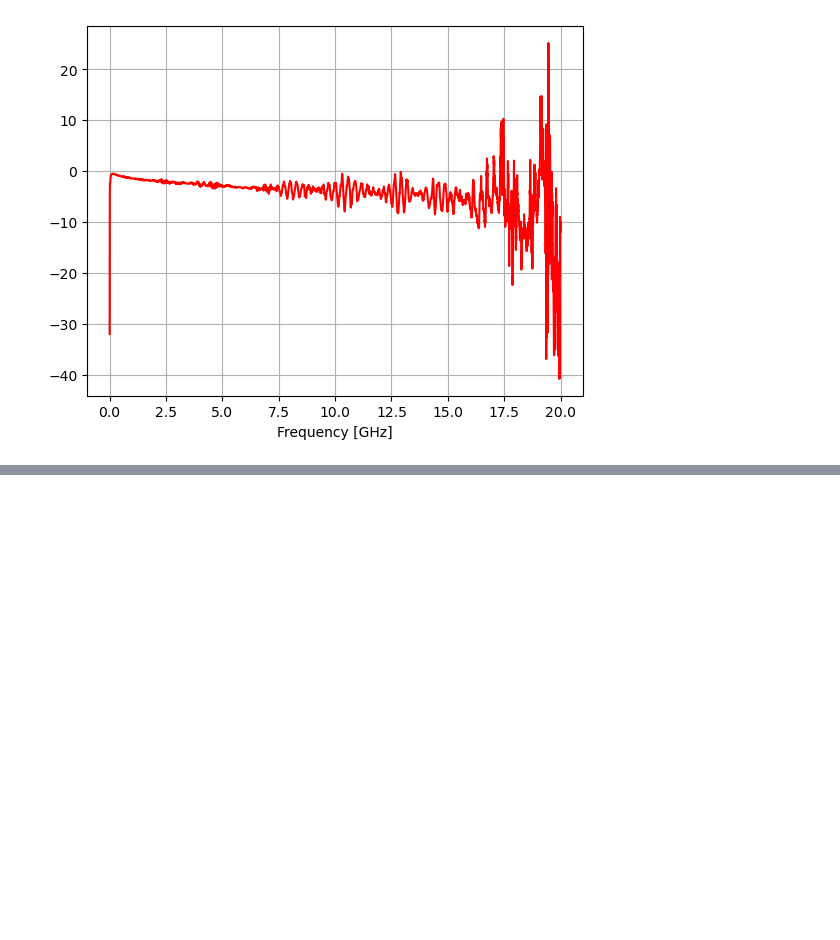
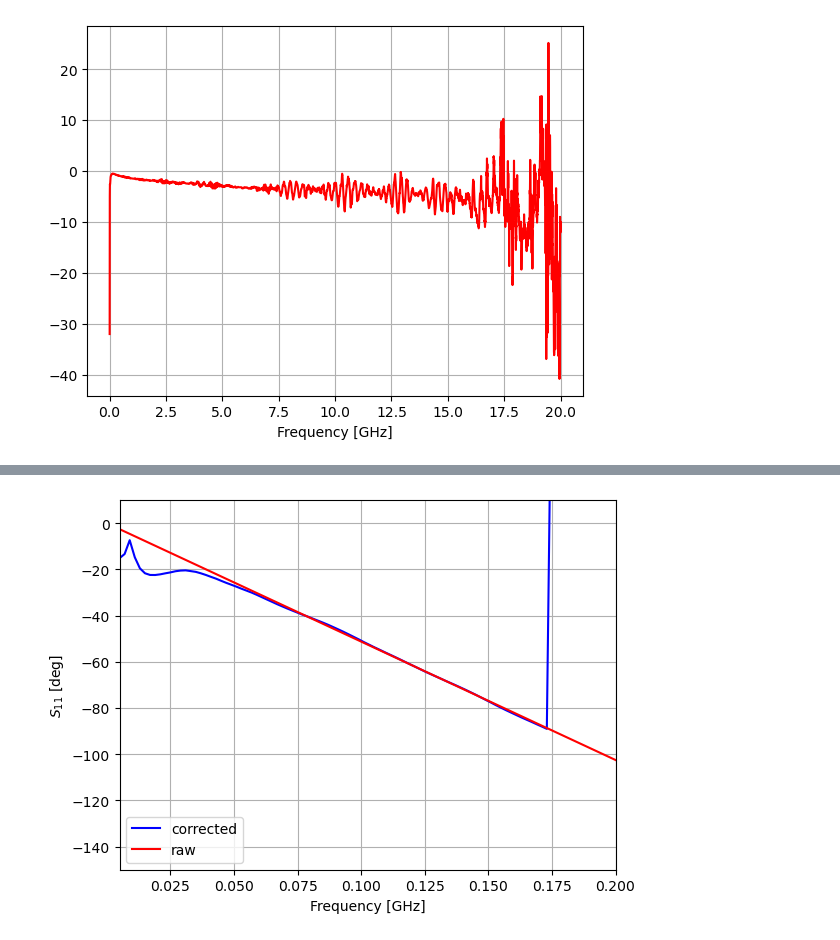
Before and after one commit to lafefspietz/SOL2SOLR, a Jupyter notebook: SOLRcal.ipynb, the cells around one changed output, grey strips where cells are left out. Cells and saved outputs as stored; diff of their text form; code cells hidden in the pictures; blank space fills up the shorter version.

```diff
--- a/SOLRcal.ipynb
+++ b/SOLRcal.ipynb
@@ -70,0 +102,15 @@ Text(0.5, 0, 'Frequency [GHz]')
+# %%
+fghz = port1_corrected.f/1e9
+plt.plot(fghz,port1_corrected.s_deg_unwrap[:,1,0],color="blue")
+plt.xlabel('Frequency [GHz]')
+fghz = port1_corrected.f/1e9
+plt.plot(fghz,-512.5*fghz,color="red")
+plt.xlabel('Frequency [GHz]')
+plt.legend(['corrected','raw'])
+plt.xlabel('Frequency [GHz]')
+plt.ylabel('$S_{11}$ [deg]')
+plt.xlim(0.005,0.2)
+plt.ylim(-150,10)
+plt.grid()
+# %% [output]
+[figure, added]
```
Also changed, not shown: parts of 13 cells of this notebook, 19 other files.
